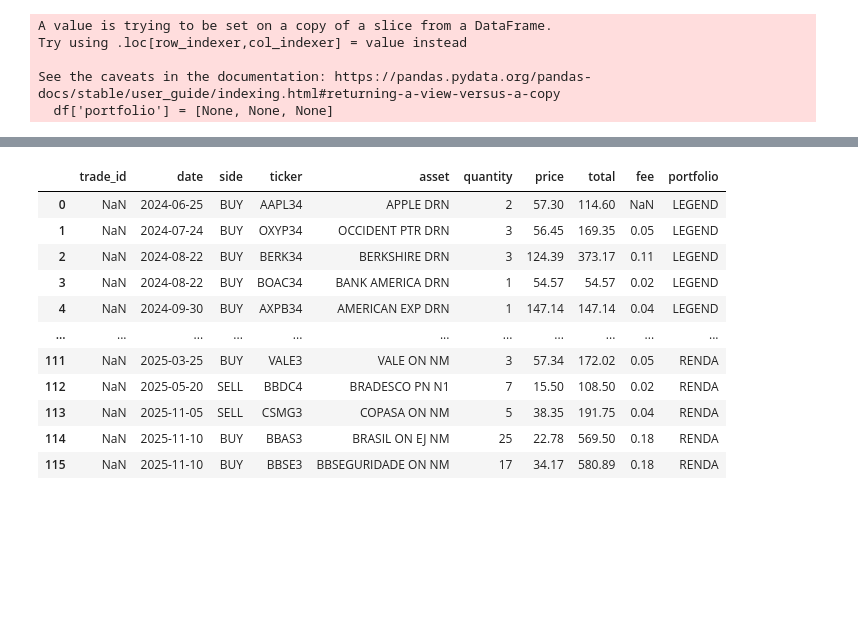
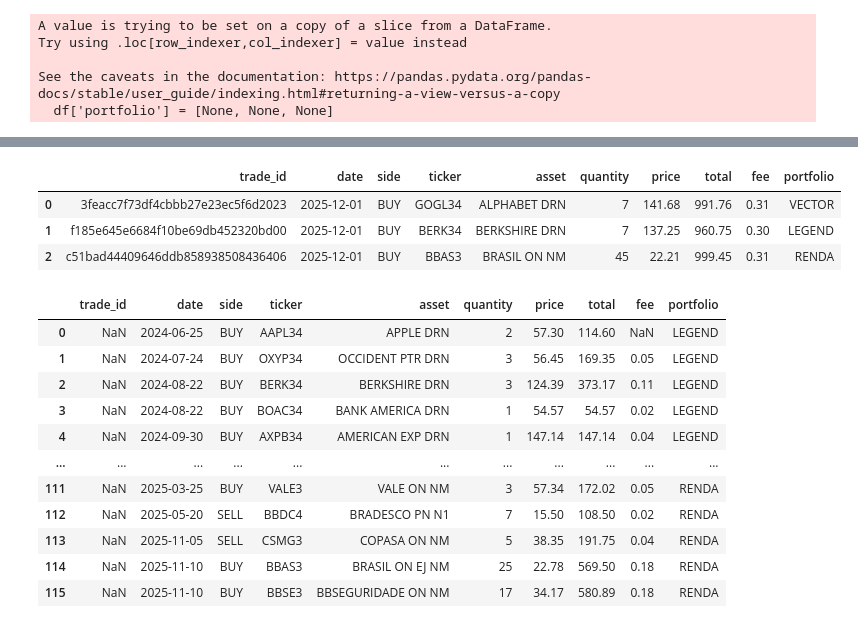
Before and after one commit to sergiobk201/portfolio_dashboard, a Jupyter notebook: gmail_rico_automation.ipynb, the cells around one changed output, grey strips where cells are left out. Saved outputs shown, nothing was run; the diff lists cells and outputs as text; code cells hidden in the pictures; blank space fills up the shorter version.

```diff
--- a/gmail_rico_automation.ipynb
+++ b/gmail_rico_automation.ipynb
@@ -523,6 +621,7 @@ def add_validated_trade_id_for_missing_robust(df: pd.DataFrame) -> pd.DataFrame:
     ensuring no collision and explicitly handling data types to prevent warnings.
     """
     df_copy = df.copy()
+    trades_df_copy = trades_df.copy()
 
     # 1. Ensure the 'trade_id' column exists, using 'object' dtype
     if 'trade_id' not in df_copy.columns:
@@ -531,7 +630,7 @@ def add_validated_trade_id_for_missing_robust(df: pd.DataFrame) -> pd.DataFrame:
         print("💡 'trade_id' column created as type 'object'.")
     else:
         # If it exists, cast it to 'object' to handle any prior float/mixed inference
-        df_copy['trade_id'] = df_copy['trade_id'].astype('object')
+        trades_df_copy['trade_id'] = trades_df_copy['trade_id'].astype('object')
 
     # 2. Identify the rows where 'trade_id' is missing
     missing_mask = df_copy['trade_id'].isna()
@@ -543,7 +642,7 @@ def add_validated_trade_id_for_missing_robust(df: pd.DataFrame) -> pd.DataFrame:
 
     # 3. Create a set of all currently existing, VALID IDs for collision check
     # Note: We can safely use .astype(str) here, as all IDs are non-NaN strings now.
-    existing_ids: Set[str] = set(df_copy['trade_id'].dropna())
+    existing_ids: Set[str] = set(trades_df_copy['trade_id'].dropna())
 
     print(f"Starting ID generation for {num_missing} missing rows. {len(existing_ids)} existing IDs found.")
 
@@ -580,3 +677,10 @@ df = df[final_order]
+# %%
+df
+# %% [output]
+|  | trade_id | date | side | ticker | asset | quantity | price | total | fee | portfolio |
+| 0 | 3feacc7f73df4cbbb27e23ec5f6d2023 | 2025-12-01 | BUY | GOGL34 | ALPHABET DRN | 7 | 141.68 | 991.76 | 0.31 | VECTOR |
+| 1 | f185e645e6684f10be69db452320bd00 | 2025-12-01 | BUY | BERK34 | BERKSHIRE DRN | 7 | 137.25 | 960.75 | 0.30 | LEGEND |
+| 2 | c51bad44409646ddb858938508436406 | 2025-12-01 | BUY | BBAS3 | BRASIL ON NM | 45 | 22.21 | 999.45 | 0.31 | RENDA |
 # %%
 import pandas as pd
 from datetime import datetime
```
Also changed, not shown: parts of 20 cells of this notebook.
